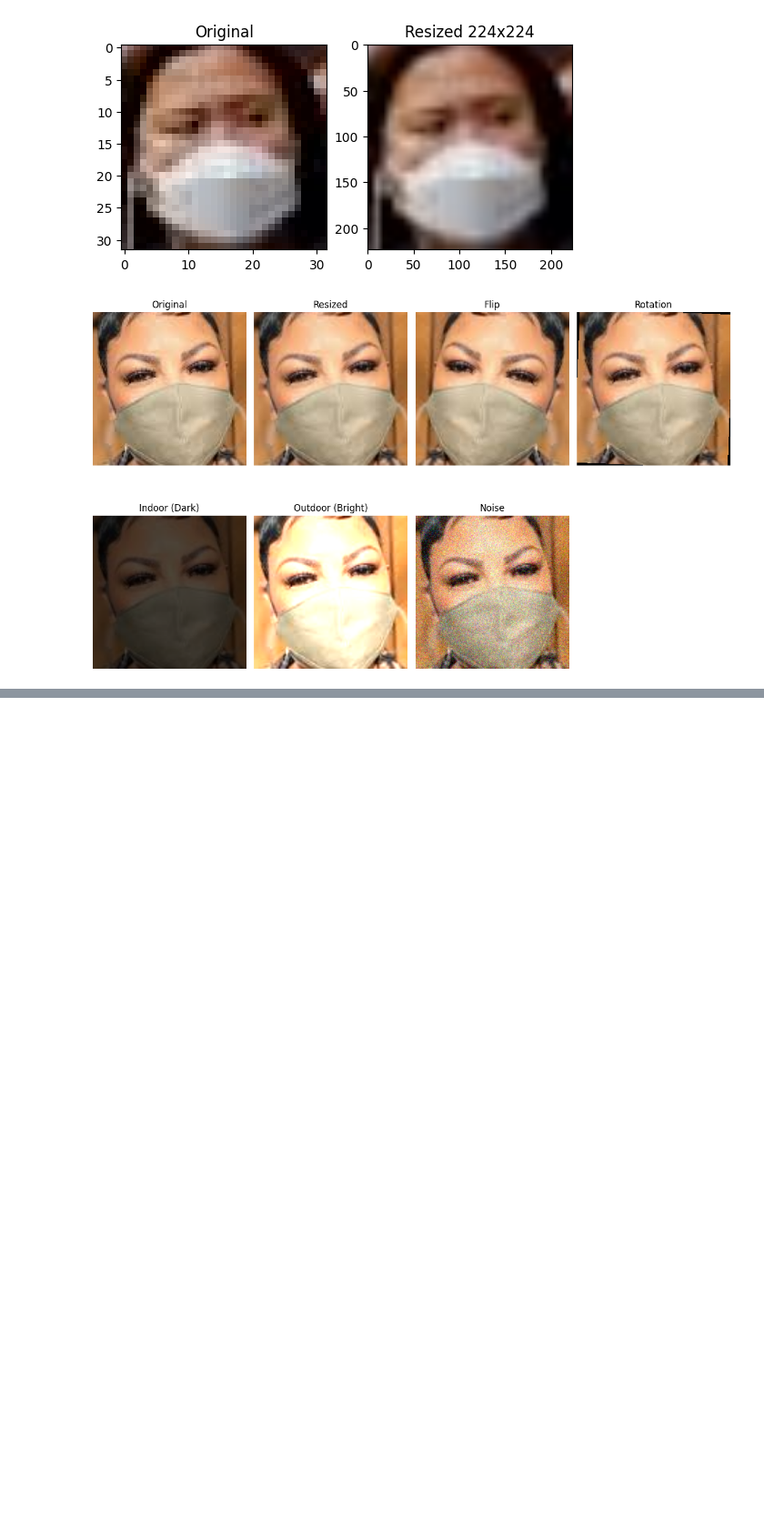
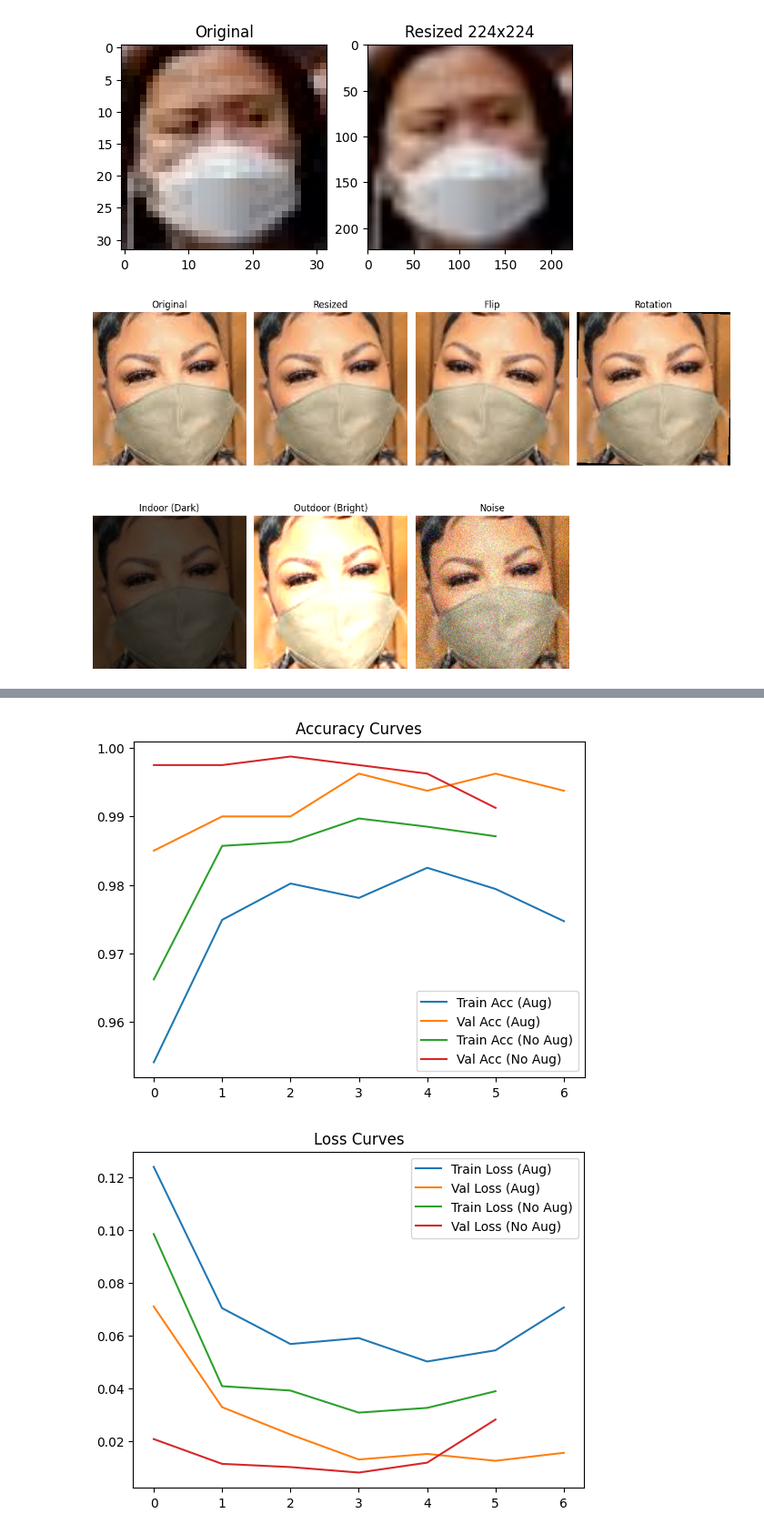
Before and after one commit to Hager-A-Hamoda/Face-Mask-Detection-System, a Jupyter notebook: notebooks/model and evaluation.ipynb, the cells around one changed output, grey strips where cells are left out. Shown at 91% size. Drawn from its saved outputs; the diff is of its cells as text; code cells hidden in the pictures; blank space fills up the shorter version.

Commit message:
Models

```diff
--- a/notebooks/model and evaluation.ipynb
+++ b/notebooks/model and evaluation.ipynb
@@ -373,0 +415,4 @@ plt.show()
+# %%
+train_loader = DataLoader(train_data, batch_size=32, shuffle=True)
+val_loader = DataLoader(val_data, batch_size=32)
+test_loader = DataLoader(test_data, batch_size=32)
@@ -373,0 +474,7 @@ plt.show()
+# %%
+import torch.optim as optim
+
+criterion = nn.CrossEntropyLoss()
+
+optimizer_aug = optim.Adam(model_aug.parameters(), lr=0.001)
+optimizer_basic = optim.Adam(model_basic.parameters(), lr=0.001)
@@ -373,0 +569,10 @@ plt.show()
+# %%
+print("Training WITH augmentation")
+model_aug, train_acc_aug, val_acc_aug, train_loss_aug, val_loss_aug = train_model(
+    model_aug, train_loader, val_loader, optimizer_aug, tag="AUG"
+)
+
+print("\nTraining WITHOUT augmentation")
+model_basic, train_acc_basic, val_acc_basic, train_loss_basic, val_loss_basic = train_model(
+    model_basic, train_loader_basic, val_loader_basic, optimizer_basic, tag="NO_AUG"
+)
@@ -373,0 +600,25 @@ plt.show()
+# %%
+import matplotlib.pyplot as plt
+
+# Accuracy
+plt.plot(train_acc_aug, label="Train Acc (Aug)")
+plt.plot(val_acc_aug, label="Val Acc (Aug)")
+plt.plot(train_acc_basic, label="Train Acc (No Aug)")
+plt.plot(val_acc_basic, label="Val Acc (No Aug)")
+
+plt.legend()
+plt.title("Accuracy Curves")
+plt.show()
+
+# Loss
+plt.plot(train_loss_aug, label="Train Loss (Aug)")
+plt.plot(val_loss_aug, label="Val Loss (Aug)")
+plt.plot(train_loss_basic, label="Train Loss (No Aug)")
+plt.plot(val_loss_basic, label="Val Loss (No Aug)")
+
+plt.legend()
+plt.title("Loss Curves")
+plt.show()
+# %% [output]
+[figure, added]
+[figure, added]
```
Also changed, not shown: parts of 13 cells of this notebook, 2 other files.
